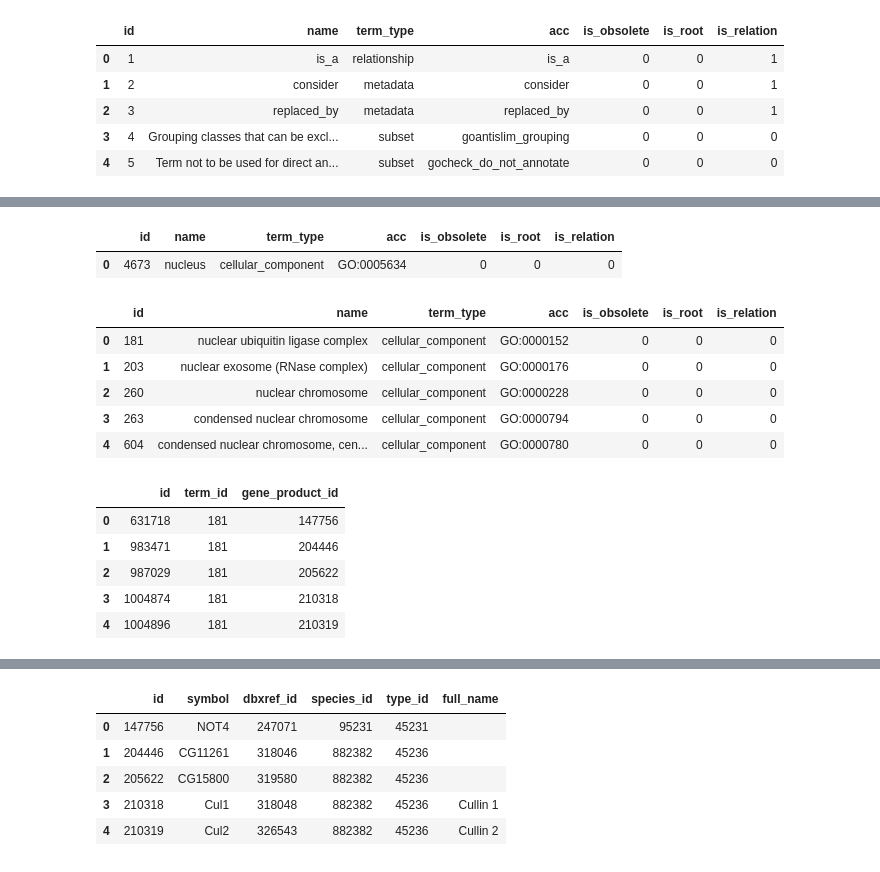
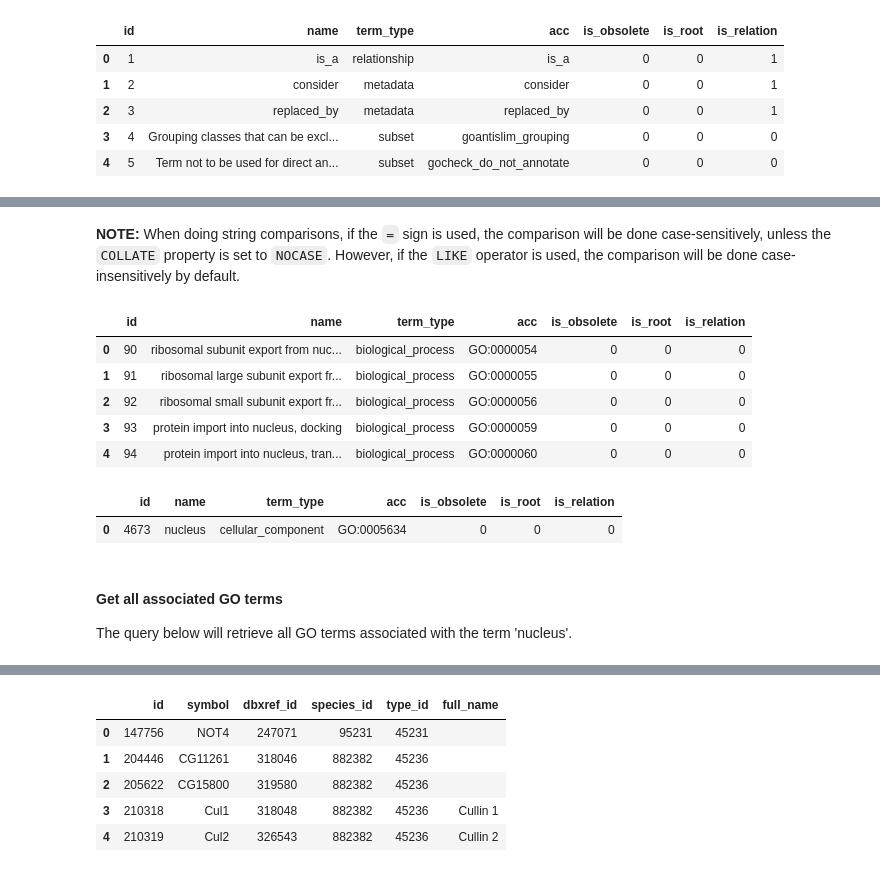
Before and after one commit to Kabilan108/drexel-coursework, a Jupyter notebook: bmes550/3_db/godb.ipynb, the cells around one changed output, grey strips where cells are left out. Cells and saved outputs as stored; diff of their text form; code cells hidden in the pictures.

```diff
--- a/bmes550/3_db/godbexamples.ipynb
+++ b/bmes550/3_db/godb.ipynb
@@ -115 +244,20 @@ myselect('''SELECT *
+# %% [markdown]
+**NOTE:** When doing string comparisons, if the `=` sign is used, the comparison
+will be done case-sensitively, unless the `COLLATE` property is set to `NOCASE`.
+However, if the `LIKE` operator is used, the comparison will be done
+case-insensitively by default.
+# %%
+# Look at terms that contain the word 'nucleus'
+godb.select("""
+SELECT * FROM term
+	WHERE name LIKE "%nucleus%"
+	LIMIT 0, 5
+""")
+# %% [output]
+|  | id | name | term_type | acc | is_obsolete | is_root | is_relation |
+| 0 | 90 | ribosomal subunit export from nuc... | biological_process | GO:0000054 | 0 | 0 | 0 |
+| 1 | 91 | ribosomal large subunit export fr... | biological_process | GO:0000055 | 0 | 0 | 0 |
+| 2 | 92 | ribosomal small subunit export fr... | biological_process | GO:0000056 | 0 | 0 | 0 |
+| 3 | 93 | protein import into nucleus, docking | biological_process | GO:0000059 | 0 | 0 | 0 |
+| 4 | 94 | protein import into nucleus, tran... | biological_process | GO:0000060 | 0 | 0 | 0 |
 # %%
@@ -120,32 +270,7 @@ myselect('''SELECT *
 # %% [output]
 |  | id | name | term_type | acc | is_obsolete | is_root | is_relation |
 | 0 | 4673 | nucleus | cellular_component | GO:0005634 | 0 | 0 | 0 |
-# %%
-myselect('''SELECT t2.*
-	 FROM term AS t1, graph_path, term AS t2
-	 WHERE t1.name="nucleus"
-	 AND t1.id = graph_path.term1_id
-	 AND graph_path.term2_id = t2.id
-	 LIMIT 0,5''')
-# %% [output]
-|  | id | name | term_type | acc | is_obsolete | is_root | is_relation |
-| 0 | 181 | nuclear ubiquitin ligase complex | cellular_component | GO:0000152 | 0 | 0 | 0 |
-| 1 | 203 | nuclear exosome (RNase complex) | cellular_component | GO:0000176 | 0 | 0 | 0 |
-| 2 | 260 | nuclear chromosome | cellular_component | GO:0000228 | 0 | 0 | 0 |
-| 3 | 263 | condensed nuclear chromosome | cellular_component | GO:0000794 | 0 | 0 | 0 |
-| 4 | 604 | condensed nuclear chromosome, cen... | cellular_component | GO:0000780 | 0 | 0 | 0 |
-# %%
-myselect('''SELECT association.id, association.term_id, association.gene_product_id
-	 FROM term AS t1, graph_path, term AS t2, association
-	 WHERE t1.name="nucleus"
-	 AND t1.id = graph_path.term1_id
-	 AND graph_path.term2_id = t2.id
-	 AND t2.id = association.term_id
-	 LIMIT 0,5''')
-# %% [output]
-|  | id | term_id | gene_product_id |
-| 0 | 631718 | 181 | 147756 |
-| 1 | 983471 | 181 | 204446 |
-| 2 | 987029 | 181 | 205622 |
-| 3 | 1004874 | 181 | 210318 |
-| 4 | 1004896 | 181 | 210319 |
+# %% [markdown]
+#### Get all associated GO terms
+
+The query below will retrieve all GO terms associated with the term 'nucleus'.
```
Also changed, not shown: parts of 19 cells of this notebook.
